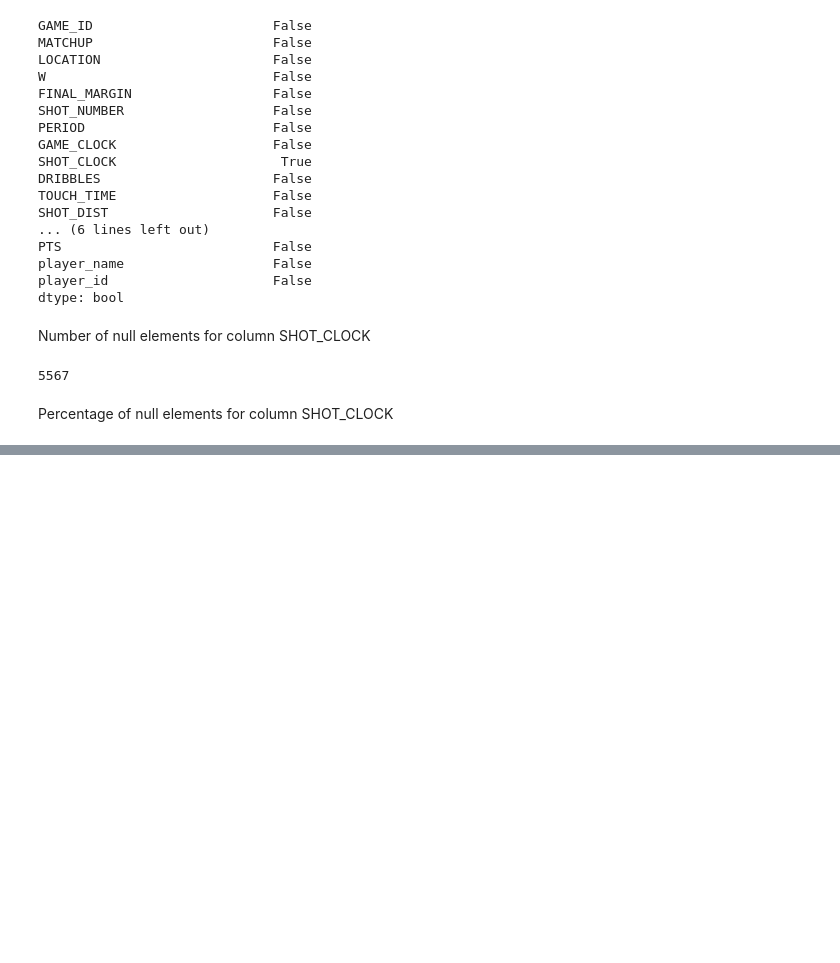
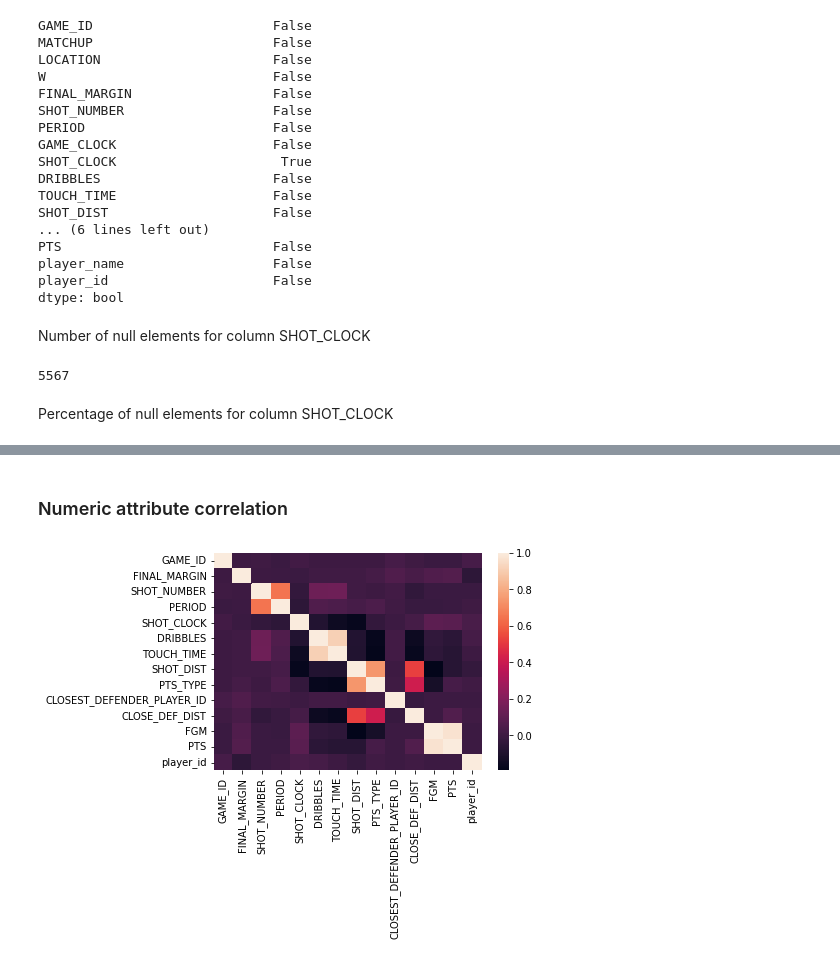
Before and after one commit to rejsafranko/Predicting-NBA-Shots, a Jupyter notebook: notebooks/NBAShotLogs_exploration.ipynb, the cells around one changed output, grey strips where cells are left out. Saved outputs shown, nothing was run; the diff lists cells and outputs as text; code cells hidden in the pictures; blank space fills up the shorter version.

```diff
--- a/notebooks/NBAShotLogs_exploration.ipynb
+++ b/notebooks/NBAShotLogs_exploration.ipynb
@@ -135,0 +180,11 @@ Name: SHOT_CLOCK, Length: 241, dtype: int64
+# %% [markdown]
+### Numeric attribute correlation
+# %%
+df_numeric = df.loc[:, df.columns.isin(['GAME_ID','FINAL_MARGIN',
+       'SHOT_NUMBER', 'PERIOD', 'SHOT_CLOCK', 'DRIBBLES',
+       'TOUCH_TIME', 'SHOT_DIST', 'PTS_TYPE', 'CLOSEST_DEFENDER_PLAYER_ID', 'CLOSE_DEF_DIST',
+       'FGM', 'PTS', 'player_id'])]
+sns.heatmap(df_numeric.corr())
+plt.show()
+# %% [output]
+[figure, added]
```
Also changed, not shown: parts of 21 cells of this notebook.
